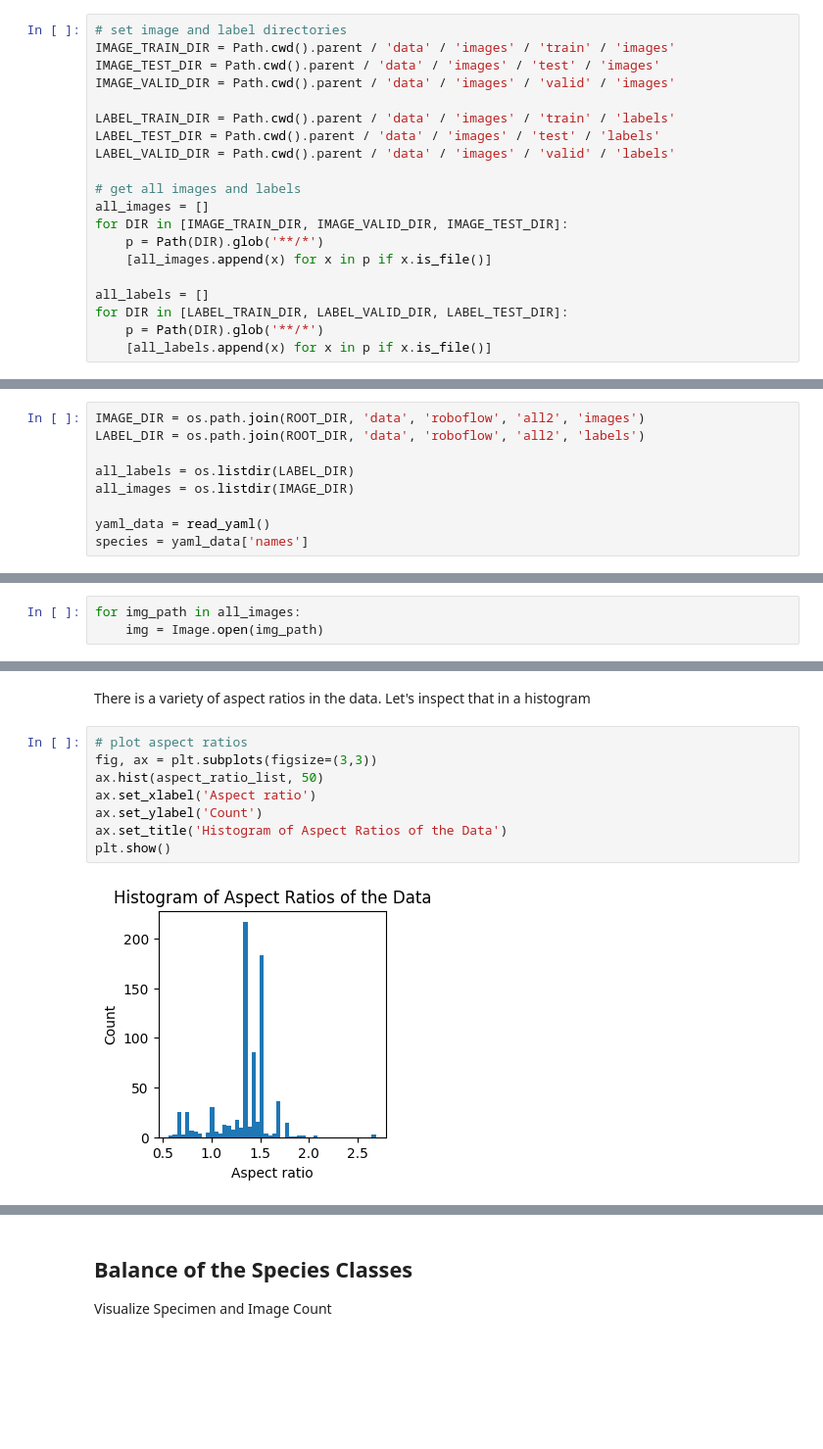
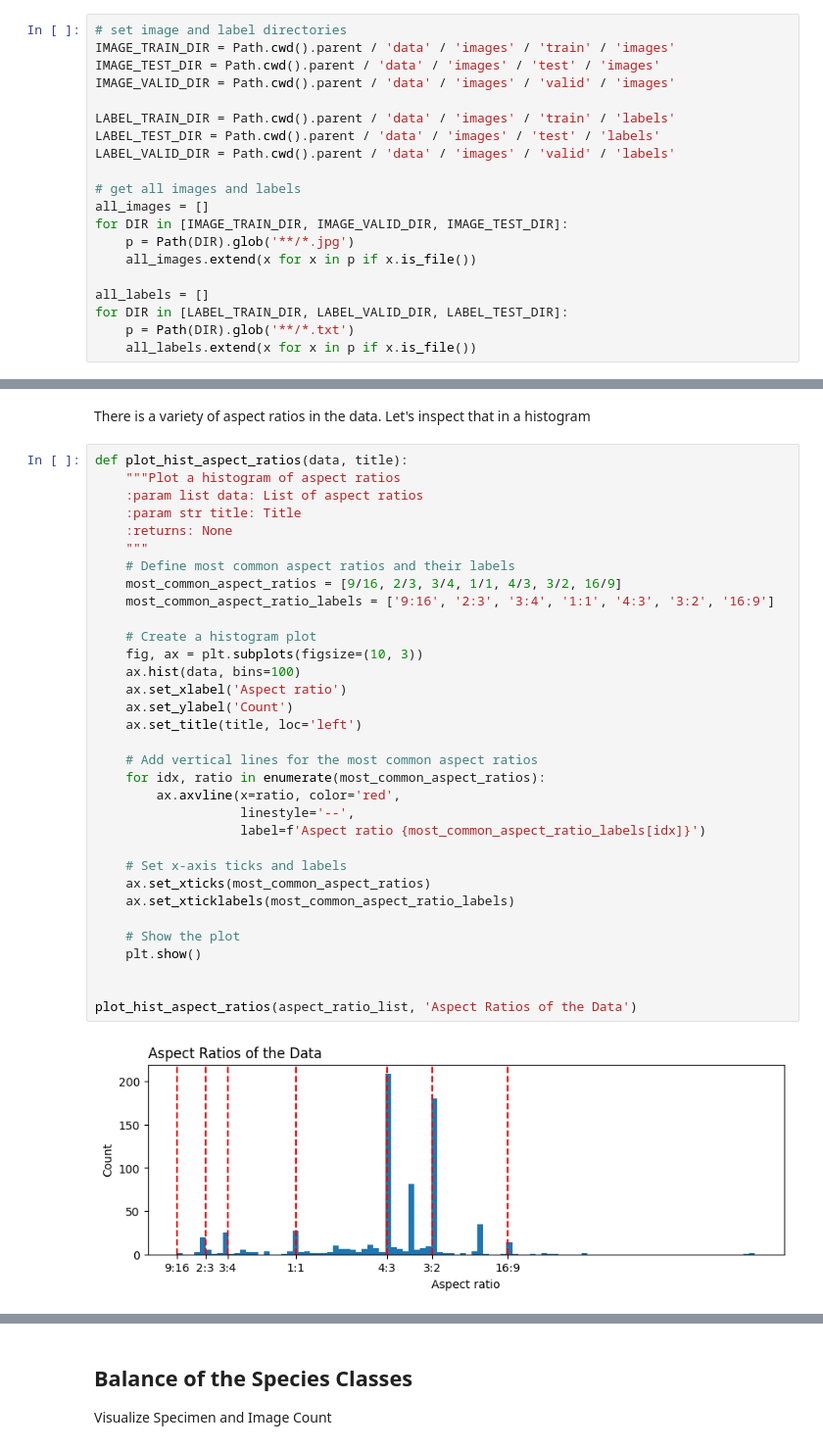
Before and after one commit to romanwolf-git/RooVision, a Jupyter notebook: notebooks/exploratory_data_analysis.ipynb, the cells around one changed output, grey strips where cells are left out. Shown: that part at 98% size. Drawn from its saved outputs; the diff is of its cells as text; blank space fills up the shorter version.

```diff
--- a/notebooks/exploratory_data_analysis.ipynb
+++ b/notebooks/exploratory_data_analysis.ipynb
@@ -28,13 +31,13 @@ LABEL_VALID_DIR = Path.cwd().parent / 'data' / 'images' / 'valid' / 'labels'
 # get all images and labels
 all_images = []
 for DIR in [IMAGE_TRAIN_DIR, IMAGE_VALID_DIR, IMAGE_TEST_DIR]:
-    p = Path(DIR).glob('**/*')
-    [all_images.append(x) for x in p if x.is_file()]
+    p = Path(DIR).glob('**/*.jpg')
+    all_images.extend(x for x in p if x.is_file())
 
 all_labels = []
 for DIR in [LABEL_TRAIN_DIR, LABEL_VALID_DIR, LABEL_TEST_DIR]:
-    p = Path(DIR).glob('**/*')
-    [all_labels.append(x) for x in p if x.is_file()]
+    p = Path(DIR).glob('**/*.txt')
+    all_labels.extend(x for x in p if x.is_file())
 # %%
 yaml_file_path = '/Users/romanwolf/Code/RooVision/data/images/data.yaml'
 
@@ -52,15 +55,6 @@ species
  'Red-necked wallaby',
  'Swamp wallaby',
  'Western grey kangaroo']
-# %%
-IMAGE_DIR = os.path.join(ROOT_DIR, 'data', 'roboflow', 'all2', 'images')
-LABEL_DIR = os.path.join(ROOT_DIR, 'data', 'roboflow', 'all2', 'labels')
-
-all_labels = os.listdir(LABEL_DIR)
-all_images = os.listdir(IMAGE_DIR)
-
-yaml_data = read_yaml()
-species = yaml_data['names']
 # %% [markdown]
 ## Visual data inspection
 # %%
@@ -91,6 +85,3 @@ In the real world, datasets are unlikely to contain images of the same  sizes an
-# %%
-for img_path in all_images:
-    img = Image.open(img_path)
 # %%
 from PIL import Image
 
@@ -114,13 +105,38 @@ print(f' aspect ratio: {set(aspect_ratio_list)}\n',
 # %% [markdown]
 There is a variety of aspect ratios in the data. Let's inspect that in a histogram
 # %%
-# plot aspect ratios
-fig, ax = plt.subplots(figsize=(3,3))
-ax.hist(aspect_ratio_list, 50)
-ax.set_xlabel('Aspect ratio')
-ax.set_ylabel('Count')
-ax.set_title('Histogram of Aspect Ratios of the Data')
-plt.show()
+def plot_hist_aspect_ratios(data, title):
+    """Plot a histogram of aspect ratios
+    :param list data: List of aspect ratios
+    :param str title: Title
+    :returns: None
+    """
+    # Define most common aspect ratios and their labels
+    most_common_aspect_ratios = [9/16, 2/3, 3/4, 1/1, 4/3, 3/2, 16/9]
+    most_common_aspect_ratio_labels = ['9:16', '2:3', '3:4', '1:1', '4:3', '3:2', '16:9']
+
+    # Create a histogram plot
+    fig, ax = plt.subplots(figsize=(10, 3))
+    ax.hist(data, bins=100)
+    ax.set_xlabel('Aspect ratio')
+    ax.set_ylabel('Count')
+    ax.set_title(title, loc='left')
+
+    # Add vertical lines for the most common aspect ratios
+    for idx, ratio in enumerate(most_common_aspect_ratios):
+        ax.axvline(x=ratio, color='red',
+                   linestyle='--',
+                   label=f'Aspect ratio {most_common_aspect_ratio_labels[idx]}')
+
+    # Set x-axis ticks and labels
+    ax.set_xticks(most_common_aspect_ratios)
+    ax.set_xticklabels(most_common_aspect_ratio_labels)
+
+    # Show the plot
+    plt.show()
+
+
+plot_hist_aspect_ratios(aspect_ratio_list, 'Aspect Ratios of the Data')
 # %% [output]
-[figure, old version]
+[figure, new version]
 # %% [markdown]
```
Also changed, not shown: parts of 24 cells of this notebook.
